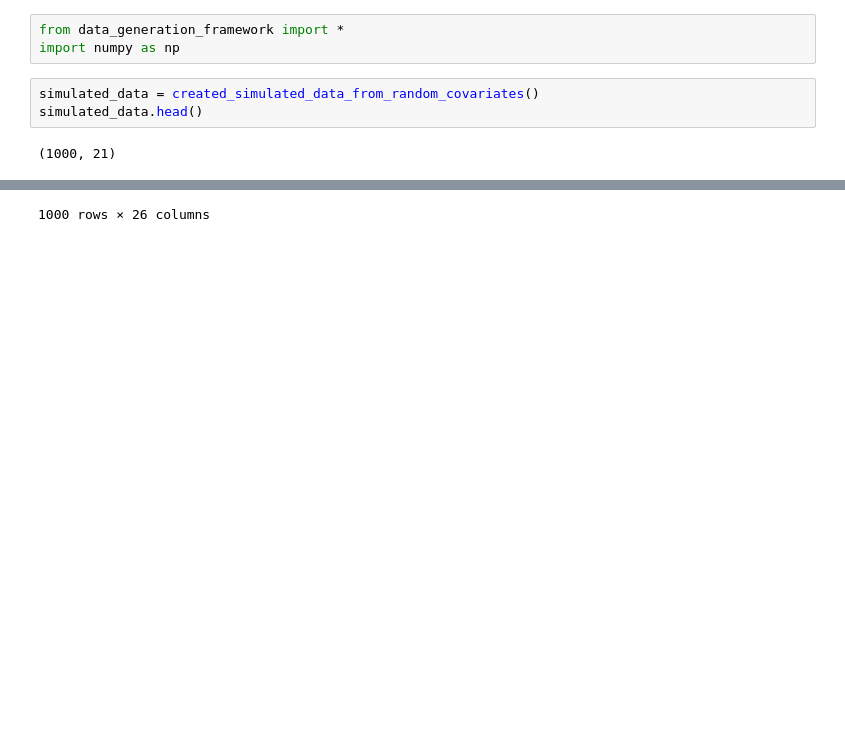
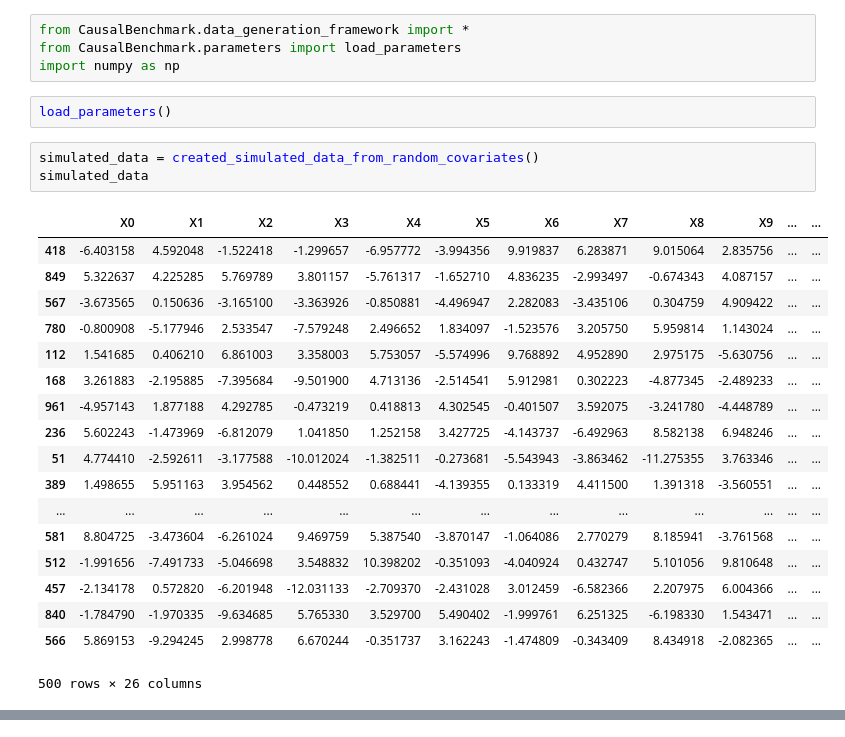
Before and after one commit to JoshBroomberg/Maccabee, a Jupyter notebook: DataGeneration/Data Generation Analysis.ipynb, the cells around one changed output, grey strips where cells are left out. Drawn from its saved outputs; the diff is of its cells as text; blank space fills up the shorter version.

Commit message:
working data generation flow

```diff
--- a/DataGeneration/Data Generation Analysis.ipynb
+++ b/DataGeneration/Data Generation Analysis.ipynb
@@ -1,8 +1,28 @@
 # %%
-from data_generation_framework import *
+from CausalBenchmark.data_generation_framework import *
+from CausalBenchmark.parameters import load_parameters
 import numpy as np
+# %%
+load_parameters()
 # %%
 simulated_data = created_simulated_data_from_random_covariates()
-simulated_data.head()
+simulated_data
 # %% [output]
+|  | X0 | X1 | X2 | X3 | X4 | X5 | X6 | X7 | X8 | X9 | ... | ... |
+| 418 | -6.403158 | 4.592048 | -1.522418 | -1.299657 | -6.957772 | -3.994356 | 9.919837 | 6.283871 | 9.015064 | 2.835756 | ... | ... |
+| 849 | 5.322637 | 4.225285 | 5.769789 | 3.801157 | -5.761317 | -1.652710 | 4.836235 | -2.993497 | -0.674343 | 4.087157 | ... | ... |
+| 567 | -3.673565 | 0.150636 | -3.165100 | -3.363926 | -0.850881 | -4.496947 | 2.282083 | -3.435106 | 0.304759 | 4.909422 | ... | ... |
+| 780 | -0.800908 | -5.177946 | 2.533547 | -7.579248 | 2.496652 | 1.834097 | -1.523576 | 3.205750 | 5.959814 | 1.143024 | ... | ... |
+| 112 | 1.541685 | 0.406210 | 6.861003 | 3.358003 | 5.753057 | -5.574996 | 9.768892 | 4.952890 | 2.975175 | -5.630756 | ... | ... |
+| 168 | 3.261883 | -2.195885 | -7.395684 | -9.501900 | 4.713136 | -2.514541 | 5.912981 | 0.302223 | -4.877345 | -2.489233 | ... | ... |
+| 961 | -4.957143 | 1.877188 | 4.292785 | -0.473219 | 0.418813 | 4.302545 | -0.401507 | 3.592075 | -3.241780 | -4.448789 | ... | ... |
+| 236 | 5.602243 | -1.473969 | -6.812079 | 1.041850 | 1.252158 | 3.427725 | -4.143737 | -6.492963 | 8.582138 | 6.948246 | ... | ... |
+| 51 | 4.774410 | -2.592611 | -3.177588 | -10.012024 | -1.382511 | -0.273681 | -5.543943 | -3.863462 | -11.275355 | 3.763346 | ... | ... |
+| 389 | 1.498655 | 5.951163 | 3.954562 | 0.448552 | 0.688441 | -4.139355 | 0.133319 | 4.411500 | 1.391318 | -3.560551 | ... | ... |
+| ... | ... | ... | ... | ... | ... | ... | ... | ... | ... | ... | ... | ... |
+| 581 | 8.804725 | -3.473604 | -6.261024 | 9.469759 | 5.387540 | -3.870147 | -1.064086 | 2.770279 | 8.185941 | -3.761568 | ... | ... |
+| 512 | -1.991656 | -7.491733 | -5.046698 | 3.548832 | 10.398202 | -0.351093 | -4.040924 | 0.432747 | 5.101056 | 9.810648 | ... | ... |
+| 457 | -2.134178 | 0.572820 | -6.201948 | -12.031133 | -2.709370 | -2.431028 | 3.012459 | -6.582366 | 2.207975 | 6.004366 | ... | ... |
+| 840 | -1.784790 | -1.970335 | -9.634685 | 5.765330 | 3.529700 | 5.490402 | -1.999761 | 6.251325 | -6.198330 | 1.543471 | ... | ... |
+| 566 | 5.869153 | -9.294245 | 2.998778 | 6.670244 | -0.351737 | 3.162243 | -1.474809 | -0.343409 | 8.434918 | -2.082365 | ... | ... |
-(1000, 21)
+500 rows × 26 columns
@@ -26 +28,0 @@ simulated_data.head()
-1000 rows × 26 columns
```
Also changed, not shown: parts of 1 cell of this notebook, 6 other files.
